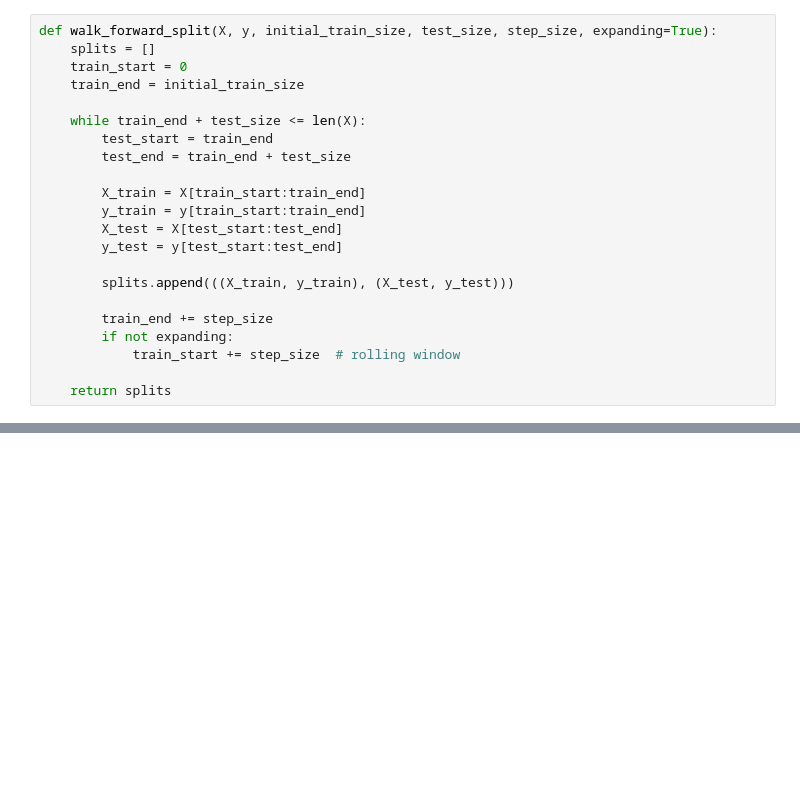
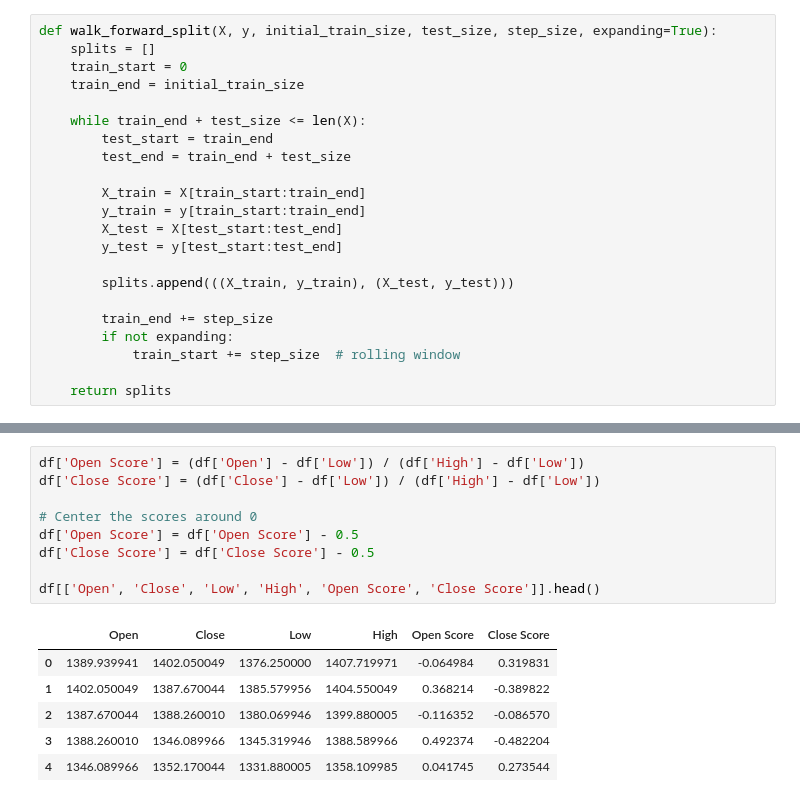
Before and after one commit to hmezer/backtest-machine, a Jupyter notebook: scripts/q3.ipynb, the cells around one changed output, grey strips where cells are left out. Drawn from its saved outputs; the diff is of its cells as text; blank space fills up the shorter version.

```diff
--- a/scripts/q3.ipynb
+++ b/scripts/q3.ipynb
@@ -89,0 +140,16 @@ def walk_forward_split(X, y, initial_train_size, test_size, step_size, expanding
+# %%
+df['Open Score'] = (df['Open'] - df['Low']) / (df['High'] - df['Low'])
+df['Close Score'] = (df['Close'] - df['Low']) / (df['High'] - df['Low'])
+
+# Center the scores around 0
+df['Open Score'] = df['Open Score'] - 0.5
+df['Close Score'] = df['Close Score'] - 0.5
+
+df[['Open', 'Close', 'Low', 'High', 'Open Score', 'Close Score']].head()
+# %% [output]
+|  | Open | Close | Low | High | Open Score | Close Score |
+| 0 | 1389.939941 | 1402.050049 | 1376.250000 | 1407.719971 | -0.064984 | 0.319831 |
+| 1 | 1402.050049 | 1387.670044 | 1385.579956 | 1404.550049 | 0.368214 | -0.389822 |
+| 2 | 1387.670044 | 1388.260010 | 1380.069946 | 1399.880005 | -0.116352 | -0.086570 |
+| 3 | 1388.260010 | 1346.089966 | 1345.319946 | 1388.589966 | 0.492374 | -0.482204 |
+| 4 | 1346.089966 | 1352.170044 | 1331.880005 | 1358.109985 | 0.041745 | 0.273544 |
```
Also changed, not shown: parts of 10 cells of this notebook.
